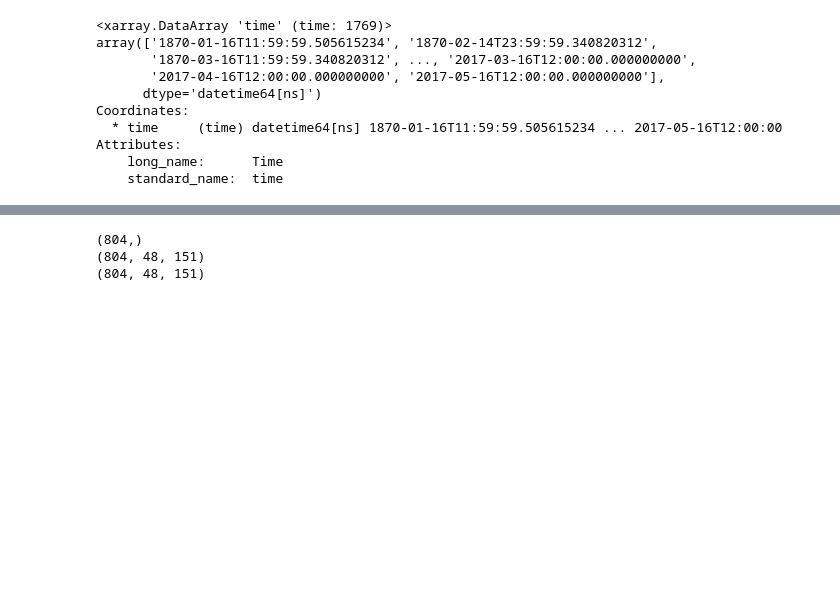
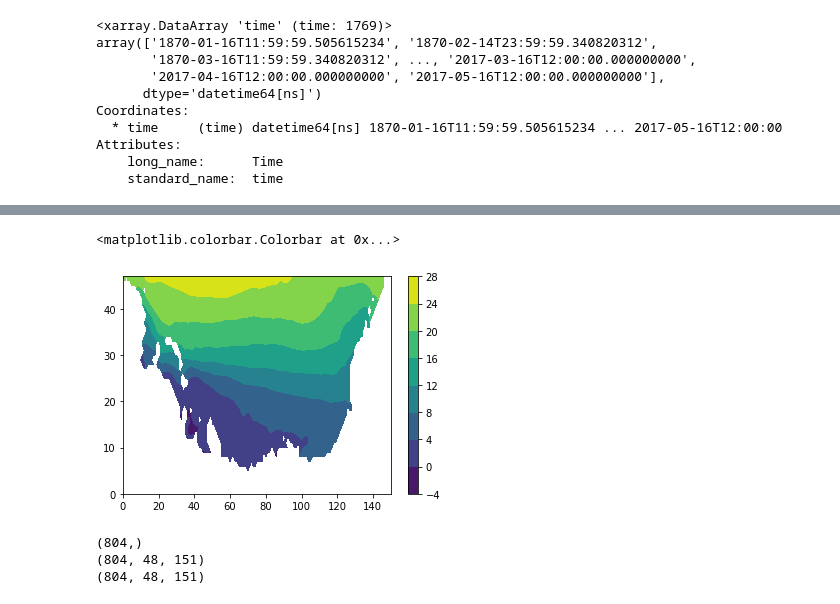
Before and after one commit to ZZephyrS/ATOC-Labs-Fall2020, a Jupyter notebook: applicationlab3/ATOC7500_applicationlab3_eof_analysis_cosineweighting_cartopy.ipynb, the cells around one changed output, grey strips where cells are left out. Drawn from its saved outputs; the diff is of its cells as text; code cells hidden in the pictures; blank space fills up the shorter version.

```diff
--- a/applicationlab3/ATOC7500_applicationlab3_eof_analysis_cosineweighting_cartopy.ipynb
+++ b/applicationlab3/ATOC7500_applicationlab3_eof_analysis_cosineweighting_cartopy.ipynb
@@ -105,3 +192,9 @@ pacts.values[nans>0]=np.nan   ## None is the time axis dummy.  broadcasts across
+# %%
+plt.contourf(pacts[0,:,:])
+plt.colorbar()
+# %% [output]
+<matplotlib.colorbar.Colorbar at 0x...>
+[figure, added]
 # %%
 ### STEP #1 - PREPARE YOUR DATA FOR ANALYSIS (continued)
 
```
Also changed, not shown: parts of 15 cells of this notebook, 20 other files.
